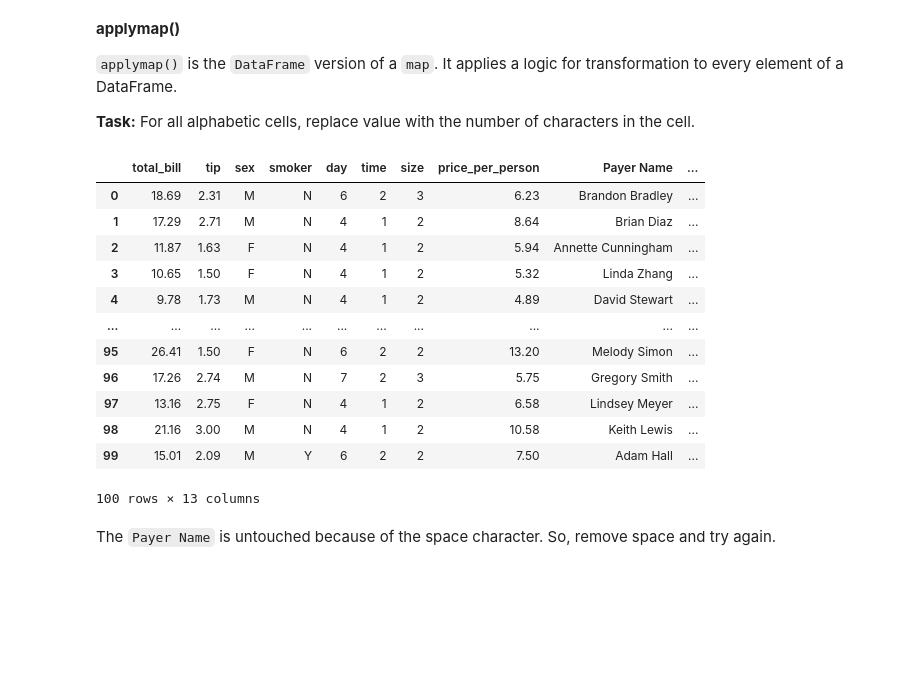
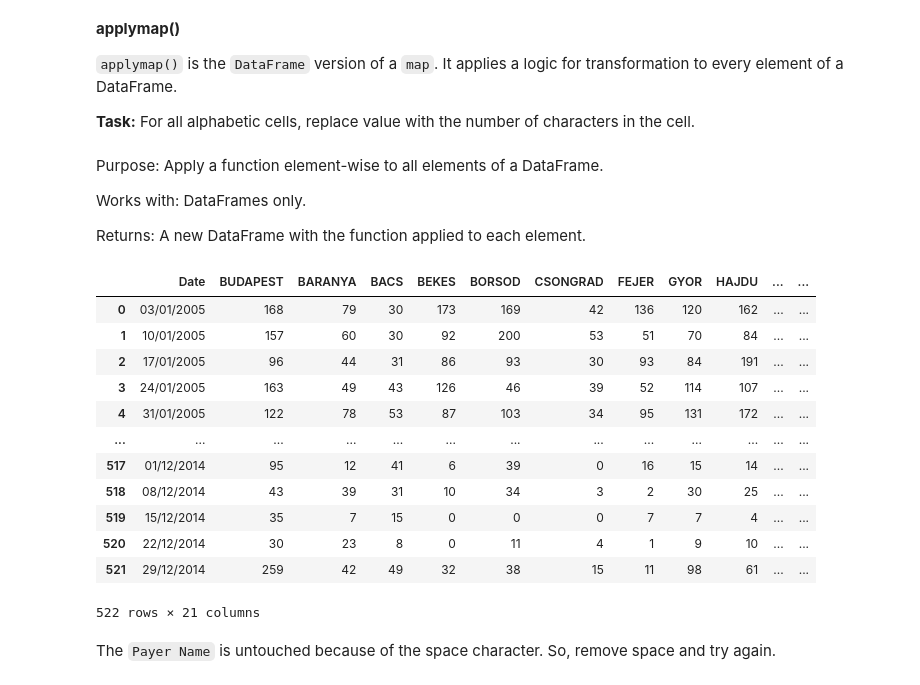
Before and after one commit to yuvii0125/Pandas, a Jupyter notebook: Transformation of Data/functions.ipynb, the cells around one changed output. Drawn from its saved outputs; the diff is of its cells as text; code cells hidden in the pictures; blank space fills up the shorter version.

```diff
--- a/Transformation of Data/functions.ipynb
+++ b/Transformation of Data/functions.ipynb
@@ -134,21 +180,28 @@ __applymap()__
 `applymap()` is the `DataFrame` version of a `map`. It applies a logic for transformation to every element of a DataFrame.
 
 __Task:__ For all alphabetic cells, replace value with the number of characters in the cell.
+# %% [markdown]
+Purpose: Apply a function element-wise to all elements of a DataFrame.
+
+Works with: DataFrames only.
+
+Returns: A new DataFrame with the function applied to each element.
 # %%
-df.applymap(lambda x: str(x).upper()[0] if str(x).isalpha() else x)
+df = df.apply(lambda col: col.map(lambda x: str(x).upper()[0] if str(x).isalpha() else x))
+df
 # %% [output]
-|  | total_bill | tip | sex | smoker | day | time | size | price_per_person | Payer Name | ... |
-| 0 | 18.69 | 2.31 | M | N | 6 | 2 | 3 | 6.23 | Brandon Bradley | ... |
-| 1 | 17.29 | 2.71 | M | N | 4 | 1 | 2 | 8.64 | Brian Diaz | ... |
-| 2 | 11.87 | 1.63 | F | N | 4 | 1 | 2 | 5.94 | Annette Cunningham | ... |
-| 3 | 10.65 | 1.50 | F | N | 4 | 1 | 2 | 5.32 | Linda Zhang | ... |
-| 4 | 9.78 | 1.73 | M | N | 4 | 1 | 2 | 4.89 | David Stewart | ... |
-| ... | ... | ... | ... | ... | ... | ... | ... | ... | ... | ... |
-| 95 | 26.41 | 1.50 | F | N | 6 | 2 | 2 | 13.20 | Melody Simon | ... |
-| 96 | 17.26 | 2.74 | M | N | 7 | 2 | 3 | 5.75 | Gregory Smith | ... |
-| 97 | 13.16 | 2.75 | F | N | 4 | 1 | 2 | 6.58 | Lindsey Meyer | ... |
-| 98 | 21.16 | 3.00 | M | N | 4 | 1 | 2 | 10.58 | Keith Lewis | ... |
-| 99 | 15.01 | 2.09 | M | Y | 6 | 2 | 2 | 7.50 | Adam Hall | ... |
+|  | Date | BUDAPEST | BARANYA | BACS | BEKES | BORSOD | CSONGRAD | FEJER | GYOR | HAJDU | ... | ... |
+| 0 | 03/01/2005 | 168 | 79 | 30 | 173 | 169 | 42 | 136 | 120 | 162 | ... | ... |
+| 1 | 10/01/2005 | 157 | 60 | 30 | 92 | 200 | 53 | 51 | 70 | 84 | ... | ... |
+| 2 | 17/01/2005 | 96 | 44 | 31 | 86 | 93 | 30 | 93 | 84 | 191 | ... | ... |
+| 3 | 24/01/2005 | 163 | 49 | 43 | 126 | 46 | 39 | 52 | 114 | 107 | ... | ... |
+| 4 | 31/01/2005 | 122 | 78 | 53 | 87 | 103 | 34 | 95 | 131 | 172 | ... | ... |
+| ... | ... | ... | ... | ... | ... | ... | ... | ... | ... | ... | ... | ... |
+| 517 | 01/12/2014 | 95 | 12 | 41 | 6 | 39 | 0 | 16 | 15 | 14 | ... | ... |
+| 518 | 08/12/2014 | 43 | 39 | 31 | 10 | 34 | 3 | 2 | 30 | 25 | ... | ... |
+| 519 | 15/12/2014 | 35 | 7 | 15 | 0 | 0 | 0 | 7 | 7 | 4 | ... | ... |
+| 520 | 22/12/2014 | 30 | 23 | 8 | 0 | 11 | 4 | 1 | 9 | 10 | ... | ... |
+| 521 | 29/12/2014 | 259 | 42 | 49 | 32 | 38 | 15 | 11 | 98 | 61 | ... | ... |
-100 rows × 13 columns
+522 rows × 21 columns
 # %% [markdown]
 The `Payer Name` is untouched because of the space character. So, remove space and try again.
```
Also changed, not shown: parts of 20 cells of this notebook, 5 other files.
